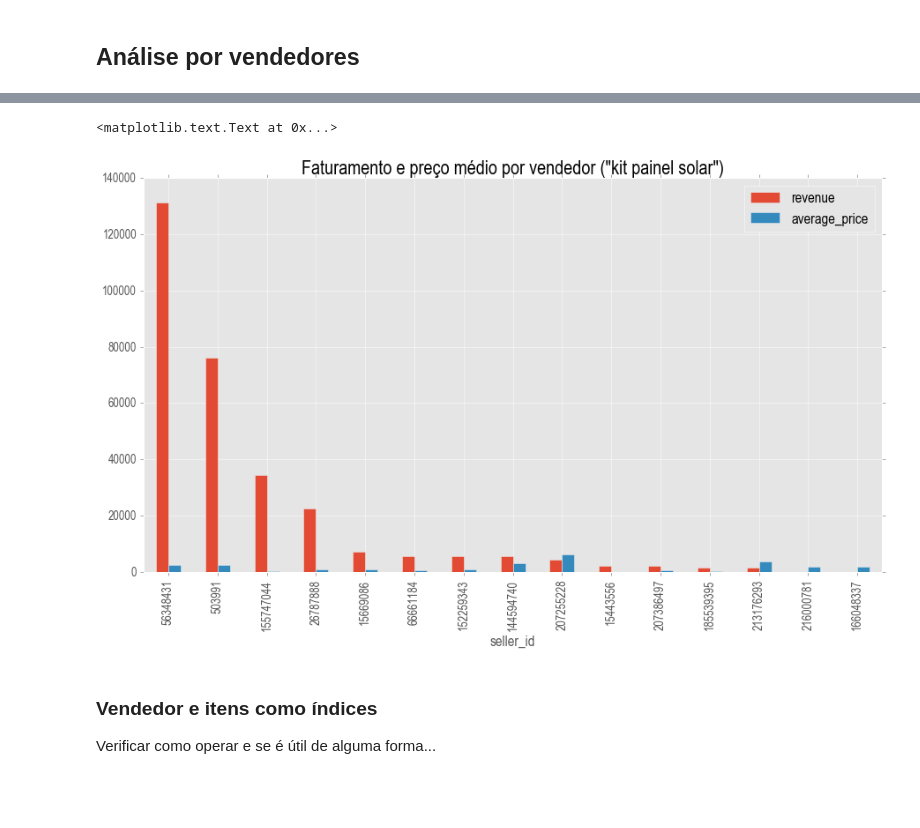
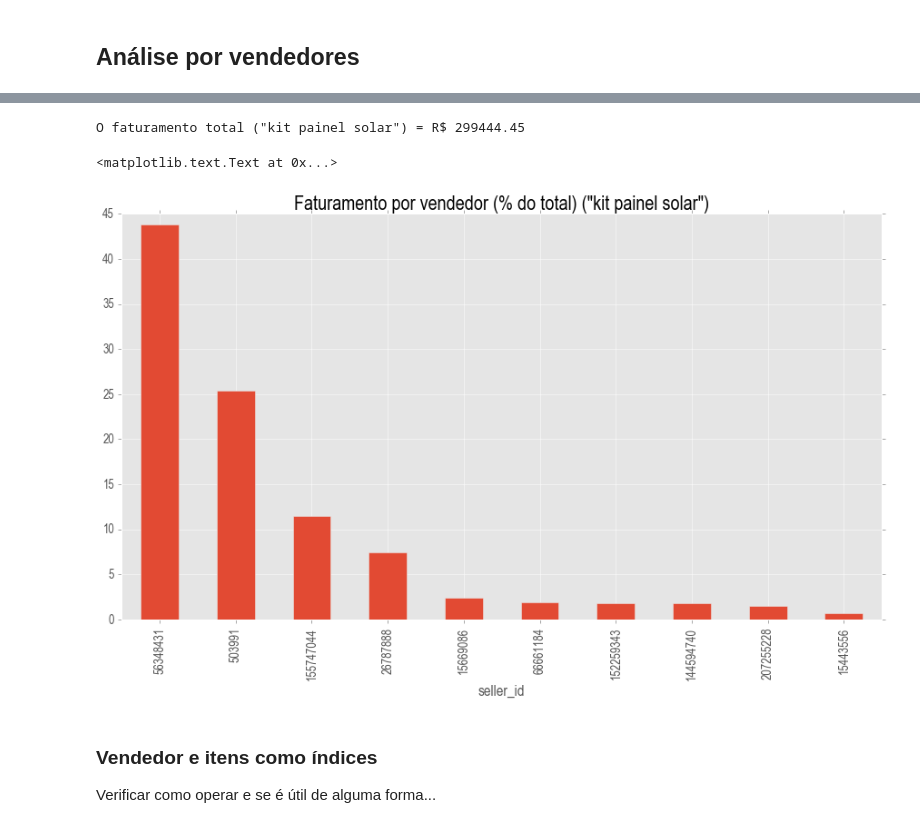
Before and after one commit to lpillmann/certi-mercadolivre, a Jupyter notebook: overview-from-query.ipynb, the cells around one changed output, grey strips where cells are left out. Saved outputs shown, nothing was run; the diff lists cells and outputs as text; code cells hidden in the pictures; blank space fills up the shorter version.

```diff
--- a/overview-from-query.ipynb
+++ b/overview-from-query.ipynb
@@ -94,0 +82,34 @@ df.head()
+# %%
+# sorts items by sold quantity and deletes duplicates with less sales (assuming they'd be 0)
+df = df.sort_values(by='sold_quantity', ascending=False)
+df = df.drop_duplicates(subset=['title'], keep='first')
+
+# adds revenue column by an operation with sold_quantity and price
+df['revenue'] = df['sold_quantity'] * df['price']
+total_revenue = df['revenue'].sum()
+
+# fixes 'stop_time' to proper date format
+df['stop_time'] = pd.to_datetime(df['stop_time'])
+
+# calculates start time and days ago
+start_times = []
+days_ago = []
+
+today = dt.datetime.today()
+
+for index, row in df.iterrows():
+    stop_time = df.loc[index, 'stop_time']
+    #df['start_time'][index] = date.replace(year = date.year - 20)
+    start = stop_time
+    start = start.replace(year = start.year - 20)
+    ago = (today - start).days
+
+    days_ago.append(ago)
+    start_times.append(start)
+    #print(str(start) + ' ' + str(stop_time))
+
+df['start_time'] = start_times
+df['days_ago'] = days_ago
+
+#df
+df.head()
@@ -242,13 +272,17 @@ sellers_df.head()
 # %%
+print('O faturamento total ("' + query + '") = R$ ' + str(total_revenue))
+
 sellers_df = sellers_df.sort_values('revenue', ascending=False)
 #sellers_df.revenue.sort_values(ascending=False).head(20).plot(kind='bar')
 
-sellers_df[['revenue', 'average_price']].head(15).plot(kind='bar')
-plt.title('Faturamento e preço médio por vendedor ("' + query + '")', fontsize=22)
+revenue_share_by_seller = (sellers_df['revenue'] / total_revenue) * 100
+revenue_share_by_seller.head(10).plot(kind='bar')
+plt.title('Faturamento por vendedor (% do total) ("' + query + '")', fontsize=22)
 #sellers_df.head()
 # %% [output]
-<matplotlib.text.Text at 0x...>
+O faturamento total ("kit painel solar") = R$ 299444.45
+<matplotlib.text.Text at 0x...>
-[figure, old version]
+[figure, new version]
 # %% [markdown]
 ### Vendedor e itens como índices
 Verificar como operar e se é útil de alguma forma...
```
Also changed, not shown: parts of 22 cells of this notebook.
